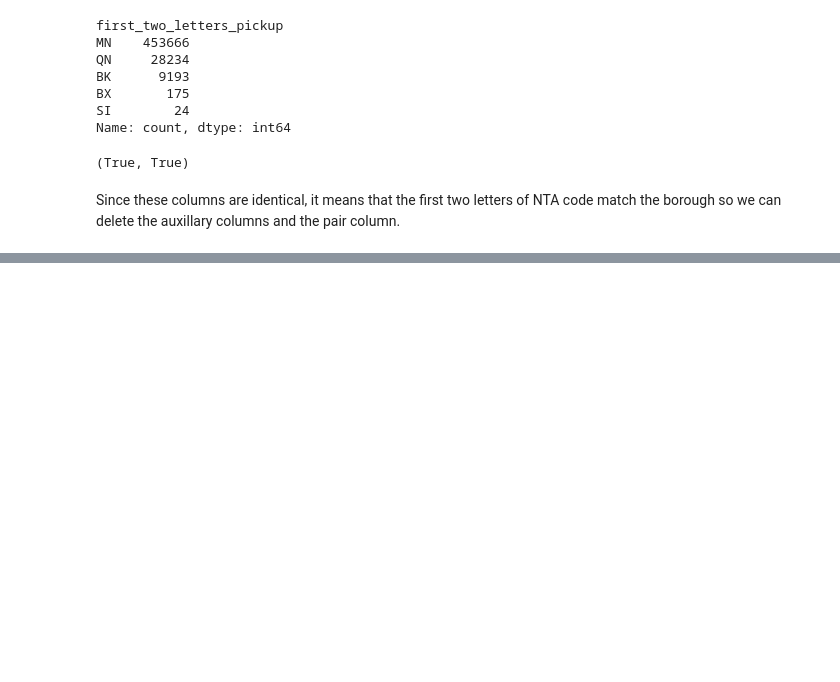
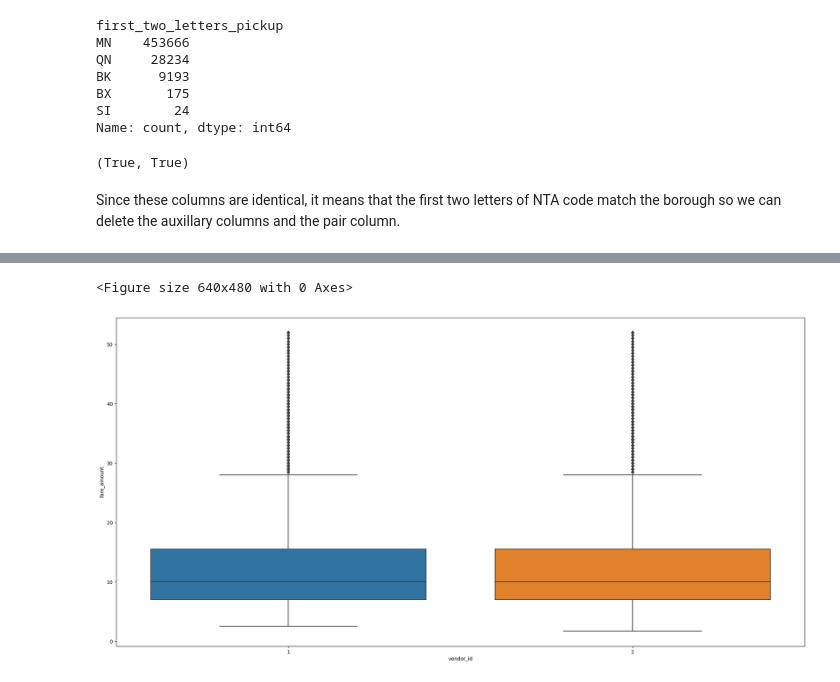
Before and after one commit to MichalKrzyzanski2002/Foundations-Data-Science-Project, a Jupyter notebook: Cleaning.ipynb, the cells around one changed output, grey strips where cells are left out. Drawn from its saved outputs; the diff is of its cells as text; code cells hidden in the pictures; blank space fills up the shorter version.

```diff
--- a/Cleaning.ipynb
+++ b/Cleaning.ipynb
@@ -1109,0 +1162,8 @@ data.drop(['first_two_letters_pickup', 'first_two_letters_dropoff','pair'], axis
+# %%
+fare_mask=data["fare_amount"]<=52
+fare_mask_down=data["fare_amount"]>0.01
+masked=data[fare_mask & fare_mask_down]
+create_box_plot(masked,x_col="vendor_id",y_col="fare_amount")
+# %% [output]
+<Figure size 640x480 with 0 Axes>
+[figure, added]
```
Also changed, not shown: parts of 35 cells of this notebook.
